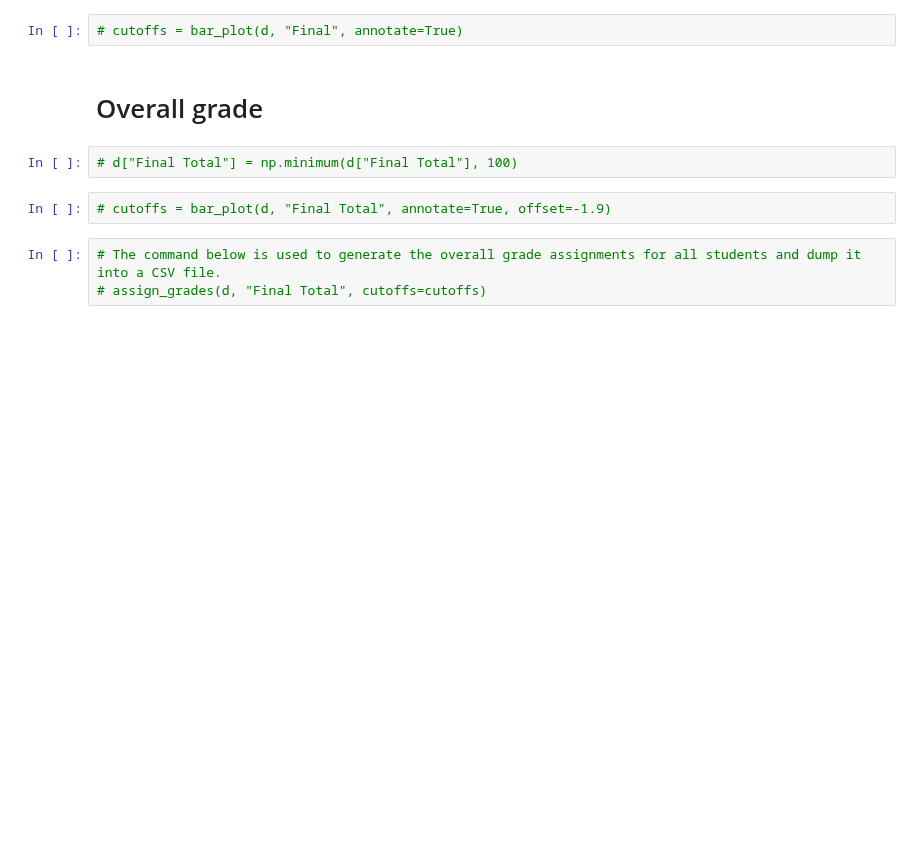
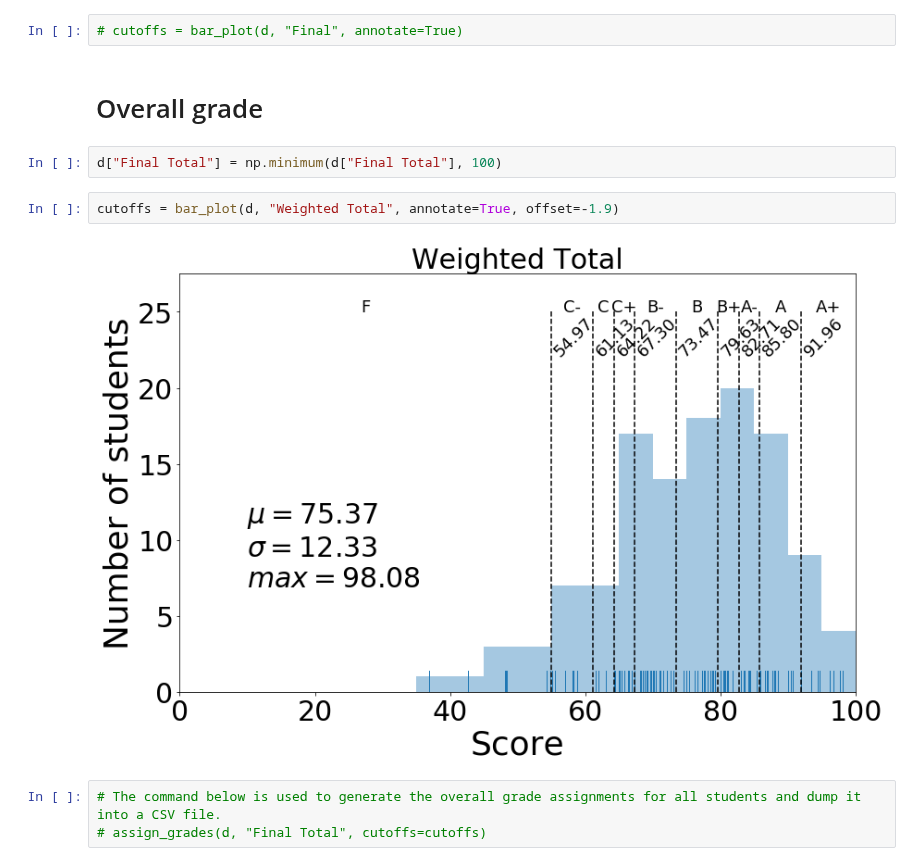
Before and after one commit to materialsvirtuallab/ceng114, a Jupyter notebook: grades/statsw2018.ipynb, the cells around one changed output. Drawn from its saved outputs; the diff is of its cells as text; blank space fills up the shorter version.

Commit message:
Add weighted.

```diff
--- a/grades/statsw2018.ipynb
+++ b/grades/statsw2018.ipynb
@@ -190,9 +190,11 @@ cutoffs = bar_plot(d, "MT2", annotate=True)
 # %% [markdown]
 # Overall grade
 # %%
-# d["Final Total"] = np.minimum(d["Final Total"], 100)
+d["Final Total"] = np.minimum(d["Final Total"], 100)
 # %%
-# cutoffs = bar_plot(d, "Final Total", annotate=True, offset=-1.9)
+cutoffs = bar_plot(d, "Weighted Total", annotate=True, offset=-1.9)
+# %% [output]
+[figure, added]
 # %%
 # The command below is used to generate the overall grade assignments for all students and dump it into a CSV file.
 # assign_grades(d, "Final Total", cutoffs=cutoffs)
```
Also changed, not shown: parts of 9 cells of this notebook.
